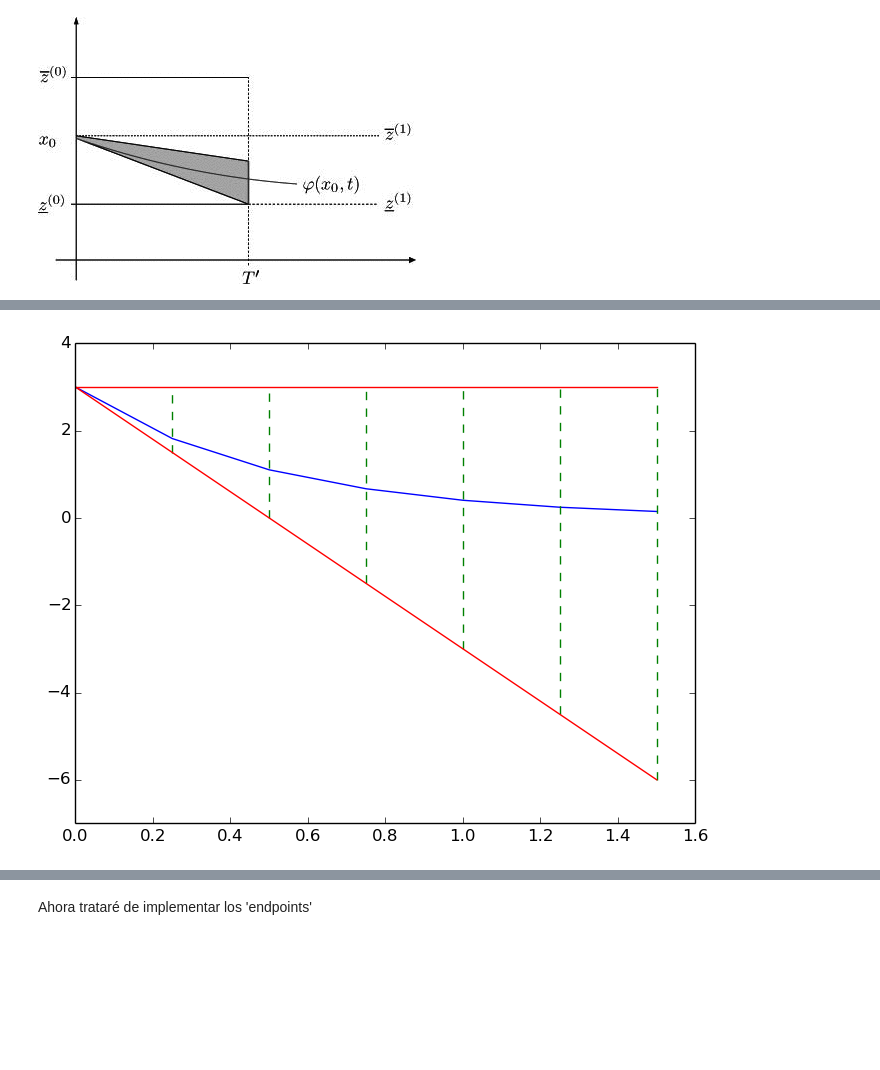
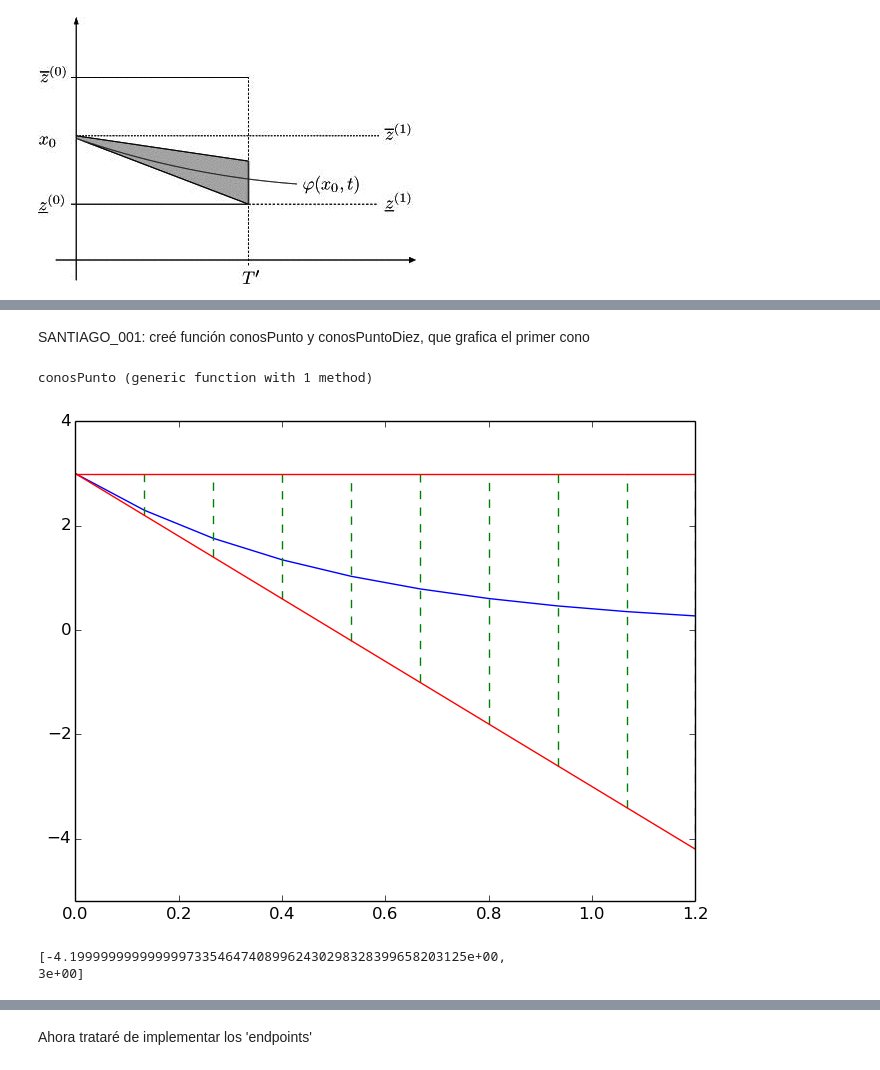
Before and after one commit to shgaeo/ProyectoClase, a Jupyter notebook: Notas/Sobre Capítulo 6 del Tucker.ipynb, the cells around one changed output, grey strips where cells are left out. Saved outputs shown, nothing was run; the diff lists cells and outputs as text; code cells hidden in the pictures; blank space fills up the shorter version.

```diff
--- a/Notas/Sobre Capítulo 6 del Tucker.ipynb
+++ b/Notas/Sobre Capítulo 6 del Tucker.ipynb
@@ -68,26 +70,34 @@ INFO: Loading help data...
+# %% [markdown]
+SANTIAGO_001: creé función conosPunto y conosPuntoDiez, que grafica el primer cono
 # %%
-# d/dt x(t) = -2x(t) ; x(0)=3   →    x(t)= 3 exp(-2t)
+function conosPunto(tI,tF,x0::Intervalo,f::Function,x::Function)
+    t=linspace(tI,tF,10)
+    PyPlot.plot(t,x(t))
 
-f(x)= -2*x
-x(t)=3*exp(-2*t)
+    z0=Intervalo[]
+    z0Top=similar(t)
+    z0Bot=similar(t)
+    for i=1:length(t)
+        push!(z0,3 + t[i]*f(x0))
+        z0Top[i]=z0[i].b
+        z0Bot[i]=z0[i].a
+        PyPlot.plot(t[i]*[1,1],Float64[z0[i].a,z0[i].b],"--g")
+    end
 
-t=0:2.0^-2:1.5
-
-PyPlot.plot(t,x(t))
-
-x0=Intervalo[]
-x0Top=similar(t)
-x0Bot=similar(t)
-for i=1:length(t)
-    push!(x0,3 + t[i]*f(Intervalo(0,3)))
-    x0Top[i]=x0[i].b
-    x0Bot[i]=x0[i].a
-    PyPlot.plot(t[i]*[1,1],Float64[x0[i].a,x0[i].b],"--g")
+    PyPlot.plot(t,z0Top,"-r")
+    PyPlot.plot(t,z0Bot,"-r");
+    PyPlot.ylim([min(z0Bot[end],z0Bot[1],x(0),x(t[end]))-1,
+        max(z0Bot[end],z0Bot[1],x(0),x(t[end]))+1]);
+    return z0[end]
 end
-
-PyPlot.plot(t,x0Top,"-r")
-PyPlot.plot(t,x0Bot,"-r");
-PyPlot.ylim([min(x0Bot[end],x1Bot[end],x0Bot[1],x1Bot[1],x(0),x(t[end]))-1,
-    max(x0Bot[end],x1Bot[end],x0Bot[1],x1Bot[1],x(0),x(t[end]))+1]);
 # %% [output]
-[figure, removed]
+conosPunto (generic function with 1 method)
+# %%
+# d/dt x(t) = -2x(t) ; x(0)=3   →    x(t)= 3 exp(-2t)
+f(x)= -2*x
+x(t)=3*exp(-2*t)
+conosPunto(0,1.2,Intervalo(0,3),f,x)
+# %% [output]
+[figure, added]
+[-4.199999999999999733546474089962430298328399658203125e+00,
+3e+00]
```
Also changed, not shown: parts of 21 cells of this notebook.
